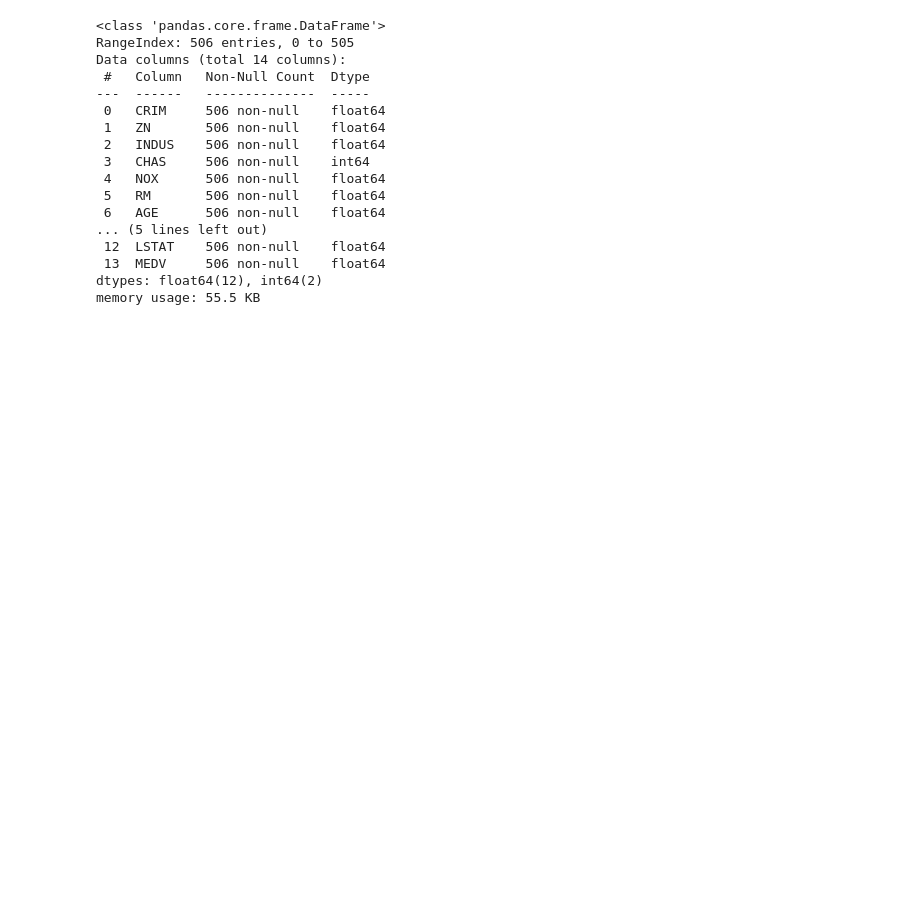
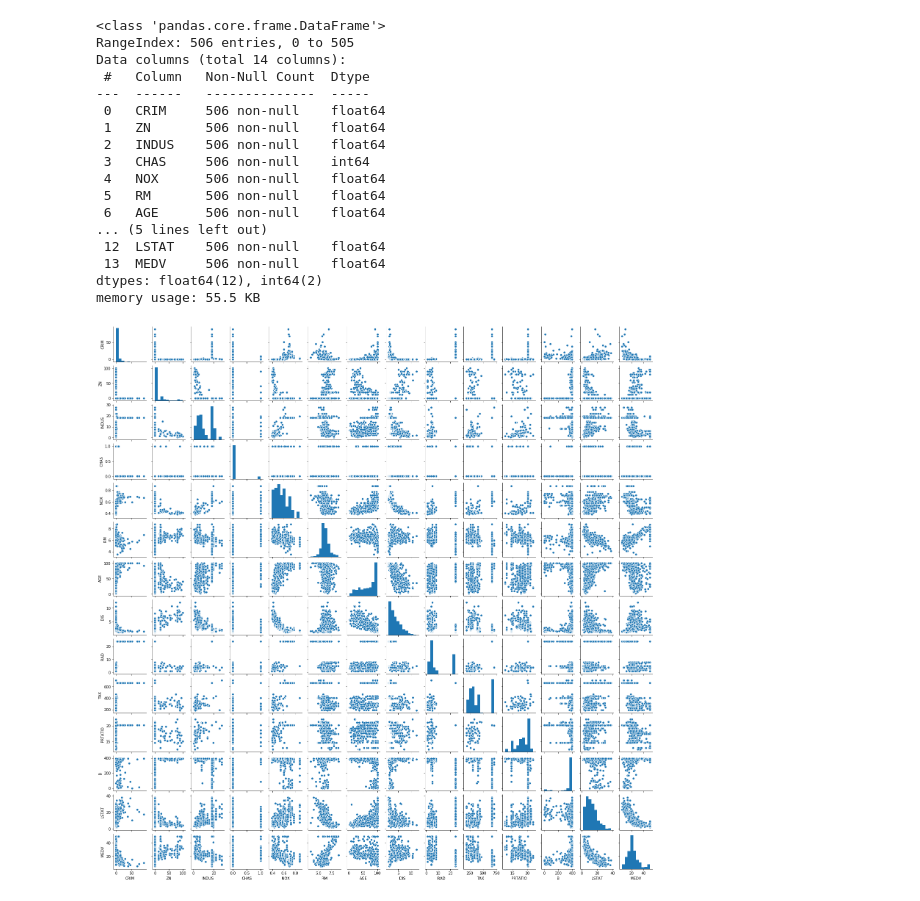
Before and after one commit to nkroker/bostonHousePricing, a Jupyter notebook: BostonHousingPrices.ipynb, the cells around one changed output. Drawn from its saved outputs; the diff is of its cells as text; code cells hidden in the pictures; blank space fills up the shorter version.

Commit message:
Started visualization and insight discovery

```diff
--- a/BostonHousingPrices.ipynb
+++ b/BostonHousingPrices.ipynb
@@ -104,3 +82,8 @@ memory usage: 55.5 KB
 # %%
 import matplotlib.pyplot as plt
 import seaborn as sns
+# %%
+sns.pairplot(df, height=1.5)
+plt.show()
+# %% [output]
+[figure, added]
```
Also changed, not shown: parts of 2 cells of this notebook.
